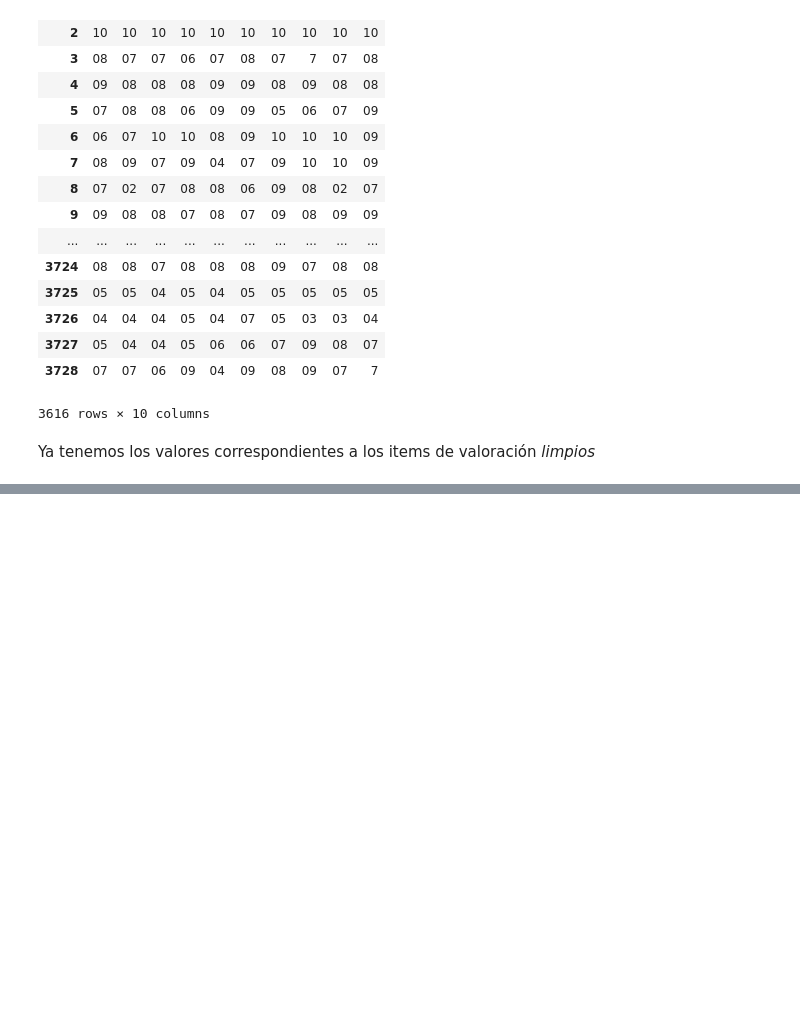
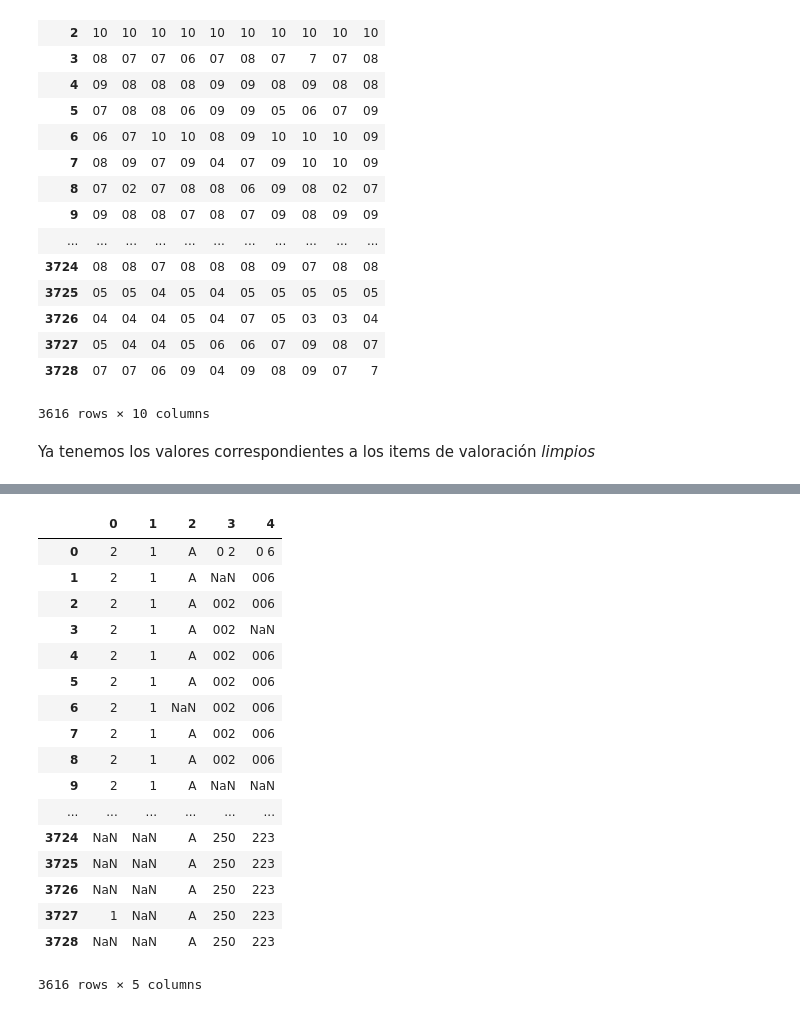
Before and after one commit to AntonioPL/TFM_Kschool, a Jupyter notebook: Tidy1.ipynb, the cells around one changed output, grey strips where cells are left out. Saved outputs shown, nothing was run; the diff lists cells and outputs as text; code cells hidden in the pictures; blank space fills up the shorter version.

```diff
--- a/Tidy1.ipynb
+++ b/Tidy1.ipynb
@@ -445,0 +448,3 @@ Ya tenemos los valores correspondientes a los items de valoración *limpios*
+# %%
+encu_codigos = encu_11.iloc[:,:5]
+encu_codigos.head()
@@ -445,0 +464,22 @@ Ya tenemos los valores correspondientes a los items de valoración *limpios*
+# %%
+encu_codigos2 = encu_codigos.replace(r'\s$', np.nan, regex=True)
+encu_codigos2
+# %% [output]
+|  | 0 | 1 | 2 | 3 | 4 |
+| 0 | 2 | 1 | A | 0 2 | 0 6 |
+| 1 | 2 | 1 | A | NaN | 006 |
+| 2 | 2 | 1 | A | 002 | 006 |
+| 3 | 2 | 1 | A | 002 | NaN |
+| 4 | 2 | 1 | A | 002 | 006 |
+| 5 | 2 | 1 | A | 002 | 006 |
+| 6 | 2 | 1 | NaN | 002 | 006 |
+| 7 | 2 | 1 | A | 002 | 006 |
+| 8 | 2 | 1 | A | 002 | 006 |
+| 9 | 2 | 1 | A | NaN | NaN |
+| ... | ... | ... | ... | ... | ... |
+| 3724 | NaN | NaN | A | 250 | 223 |
+| 3725 | NaN | NaN | A | 250 | 223 |
+| 3726 | NaN | NaN | A | 250 | 223 |
+| 3727 | 1 | NaN | A | 250 | 223 |
+| 3728 | NaN | NaN | A | 250 | 223 |
+3616 rows × 5 columns
```
Also changed, not shown: parts of 7 cells of this notebook.
